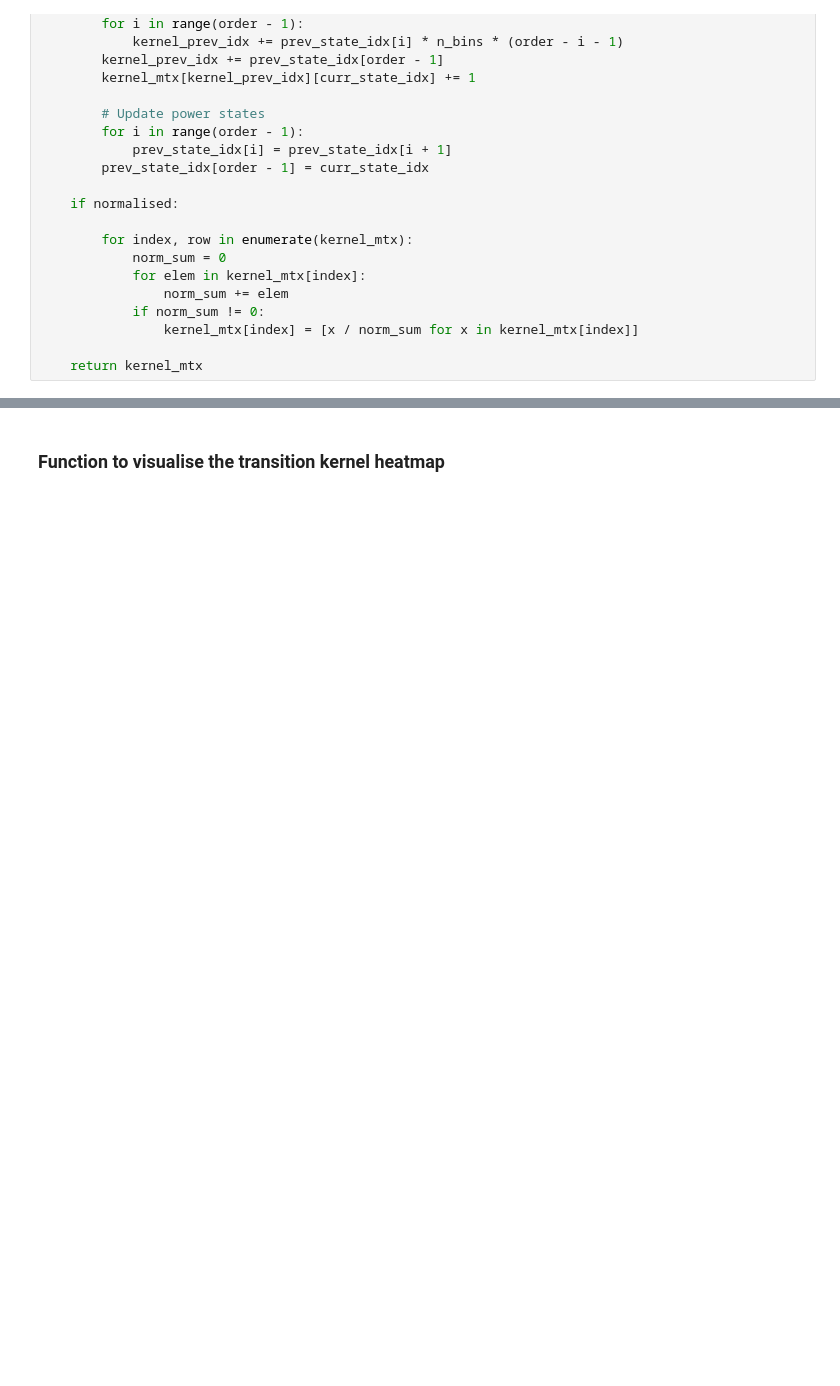
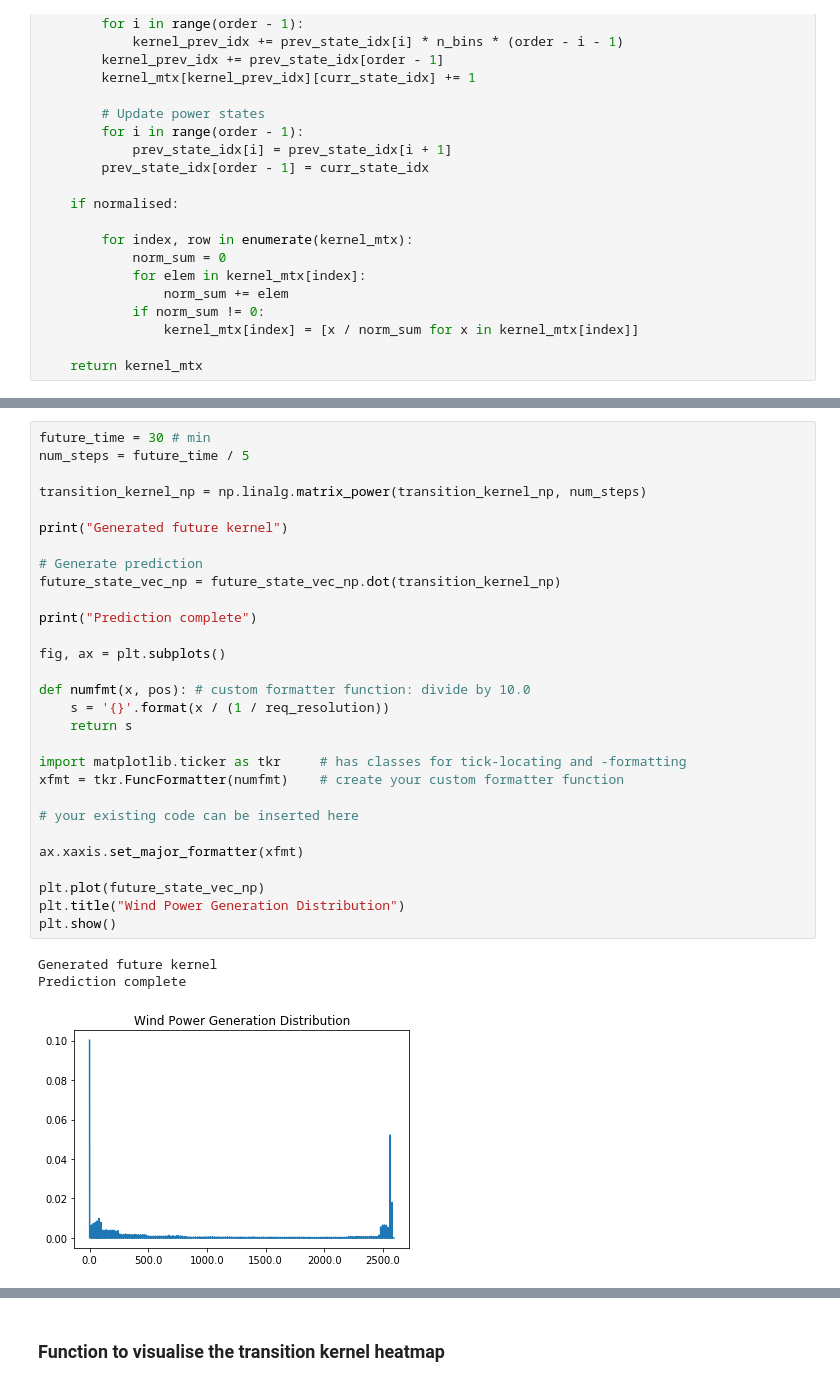
Before and after one commit to divyam-khandelwal/Thesis-Wind-Power-Prediction-Model, a Jupyter notebook: Wind Data Analysis.ipynb, the cells around one changed output, grey strips where cells are left out. Cells and saved outputs as stored; diff of their text form; blank space fills up the shorter version.

```diff
--- a/Wind Data Analysis.ipynb
+++ b/Wind Data Analysis.ipynb
@@ -145,0 +251,33 @@ NameError: name 'kernel_mtx' is not defined
+# %%
+future_time = 30 # min
+num_steps = future_time / 5
+
+transition_kernel_np = np.linalg.matrix_power(transition_kernel_np, num_steps)
+
+print("Generated future kernel")
+
+# Generate prediction
+future_state_vec_np = future_state_vec_np.dot(transition_kernel_np)
+
+print("Prediction complete")
+
+fig, ax = plt.subplots()
+
+def numfmt(x, pos): # custom formatter function: divide by 10.0
+    s = '{}'.format(x / (1 / req_resolution))
+    return s
+
+import matplotlib.ticker as tkr     # has classes for tick-locating and -formatting
+xfmt = tkr.FuncFormatter(numfmt)    # create your custom formatter function
+
+# your existing code can be inserted here
+
+ax.xaxis.set_major_formatter(xfmt)
+
+plt.plot(future_state_vec_np)
+plt.title("Wind Power Generation Distribution")
+plt.show()
+# %% [output]
+Generated future kernel
+Prediction complete
+[figure, added]
```
Also changed, not shown: parts of 17 cells of this notebook.
